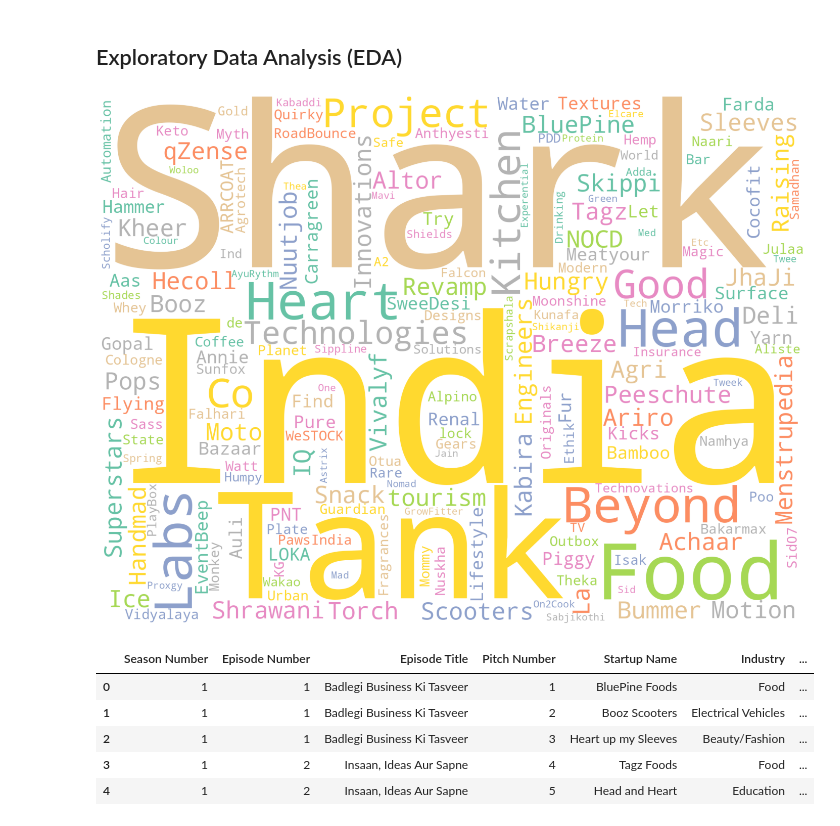
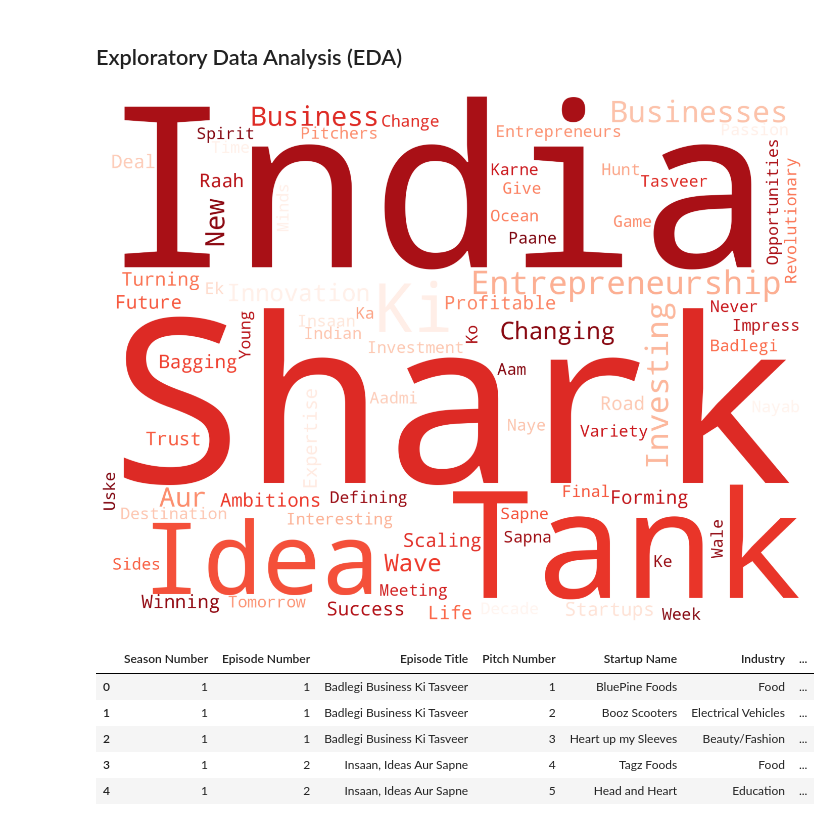
Before and after one commit to satya-thirumani/shark-tank-india, a Jupyter notebook: Shark Tank India Analysis.ipynb, the cells around one changed output. Cells and saved outputs as stored; diff of their text form; code cells hidden in the pictures.

```diff
--- a/Shark Tank India Analysis.ipynb
+++ b/Shark Tank India Analysis.ipynb
@@ -39,17 +39,16 @@ There are 117 rows and 46 columns in the dataset
 # %% [markdown]
 ## Exploratory Data Analysis (EDA)
 # %%
-text = " Shark Tank India ".join(cat for cat in shark_tank['Startup Name'])
-#print(text)
+# Word cloud based on episode titles
+text = " Shark Tank India ".join(cat for cat in shark_tank['Episode Title'])
 stop_words = list(STOPWORDS)
-wordcloud = WordCloud(width = 2000, height = 1500, stopwords=stop_words, background_color='white', colormap='Set2', collocations=False, random_state=2022).generate(text)
-#wordcloud.to_file("Shark_Tank_India_title7.png")
+wordcloud = WordCloud(width = 2000, height = 1500, background_color='white', colormap='Reds', collocations=False, random_state=2022).generate(text)
 plt.figure(figsize=(25,20))
 plt.imshow(wordcloud)
 plt.axis("off")
 plt.show()
 # %% [output]
-[figure, old version]
+[figure, new version]
 # %%
 shark_tank.head(5)
 # %% [output]
```
Also changed, not shown: parts of 49 cells of this notebook.
